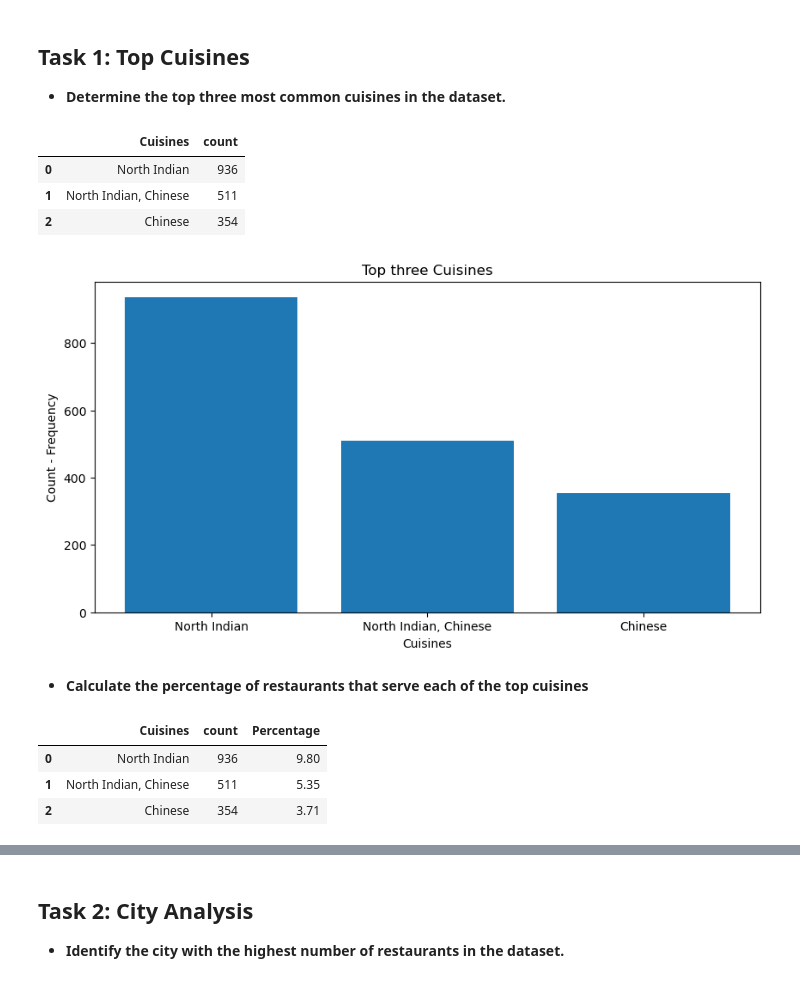
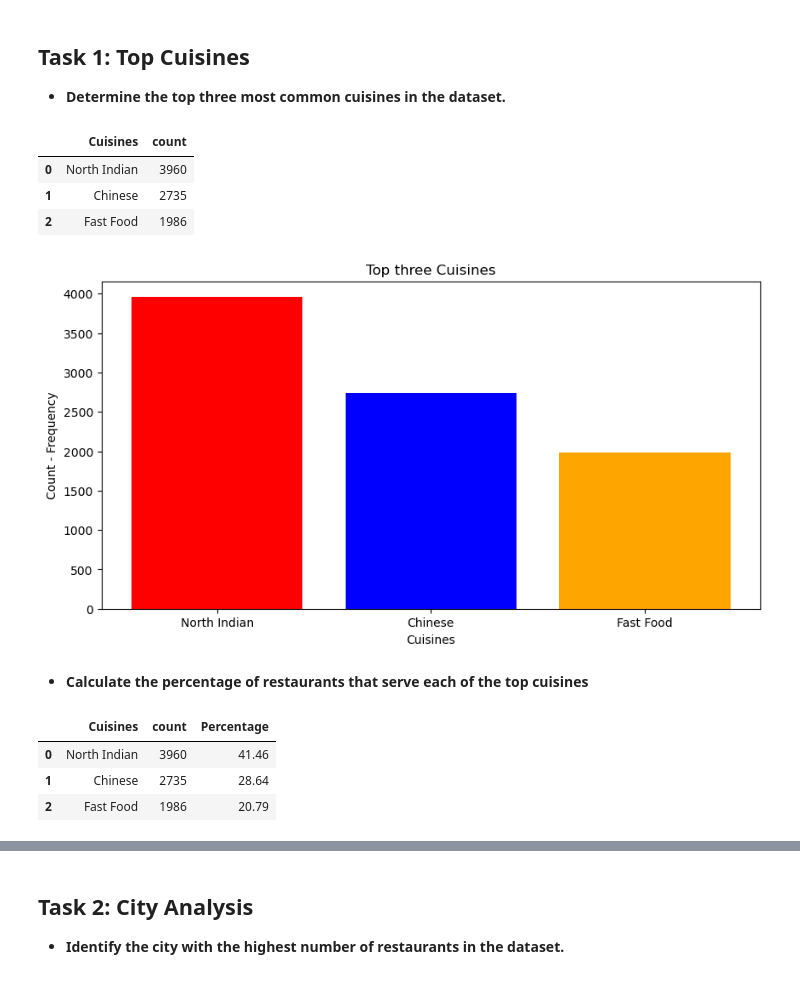
Before and after one commit to pj2024/Cognifyz-Technology-s-internship-tasks, a Jupyter notebook: Level 1/Cognifyz_Task_Level_1.ipynb, the cells around one changed output, grey strips where cells are left out. Drawn from its saved outputs; the diff is of its cells as text; code cells hidden in the pictures.

```diff
--- a/Level 1/Cognifyz_Task_Level_1.ipynb
+++ b/Level 1/Cognifyz_Task_Level_1.ipynb
@@ -95,6 +105,8 @@ Rating color            0
 Rating text             0
 Votes                   0
 dtype: int64
+# %%
+cuisines = restaurent_df['Cuisines'].dropna().str.split(", ").explode()
 # %% [markdown]
 - **Basic Statistical Summary**
 # %%
@@ -145,24 +157,24 @@ common cuisines in the dataset.**
 # %%
 # Count the occurrences of each cuisine - value_count()
 # used to reset the index of a DataFrame - reset_index()
-value_counts = restaurent_df["Cuisines"].value_counts().reset_index().head(3)
+value_counts = cuisines.value_counts().reset_index().head(3)
 value_counts
 # %% [output]
 |  | Cuisines | count |
-| 0 | North Indian | 936 |
-| 1 | North Indian, Chinese | 511 |
-| 2 | Chinese | 354 |
+| 0 | North Indian | 3960 |
+| 1 | Chinese | 2735 |
+| 2 | Fast Food | 1986 |
 # %%
 plt.figure(figsize=(10,5))
 values = value_counts['Cuisines']
 labels = value_counts['count']
-plt.bar(values,labels)
+plt.bar(values,labels, color=['red', 'blue', 'orange'])
 plt.title('Top three Cuisines')
 plt.xlabel('Cuisines')
 plt.ylabel("Count - Frequency")
 plt.show()
 # %% [output]
-[figure, old version]
+[figure, new version]
 # %% [markdown]
 - **Calculate the percentage of restaurants that serve each of the top cuisines**
 # %%
@@ -171,9 +183,9 @@ value_counts['Percentage'] = round((value_counts['count'] / len(restaurent_df))*
 value_counts
 # %% [output]
 |  | Cuisines | count | Percentage |
-| 0 | North Indian | 936 | 9.80 |
-| 1 | North Indian, Chinese | 511 | 5.35 |
-| 2 | Chinese | 354 | 3.71 |
+| 0 | North Indian | 3960 | 41.46 |
+| 1 | Chinese | 2735 | 28.64 |
+| 2 | Fast Food | 1986 | 20.79 |
 # %%
 plt.title('Percentage of restaurantrants that serve each of the top cuisines.')
 plt.pie(value_counts['Percentage'],labels=value_counts['Cuisines'],autopct='%0.2f%%',startangle=90)
```
Also changed, not shown: parts of 5 cells of this notebook, 4 other files.
